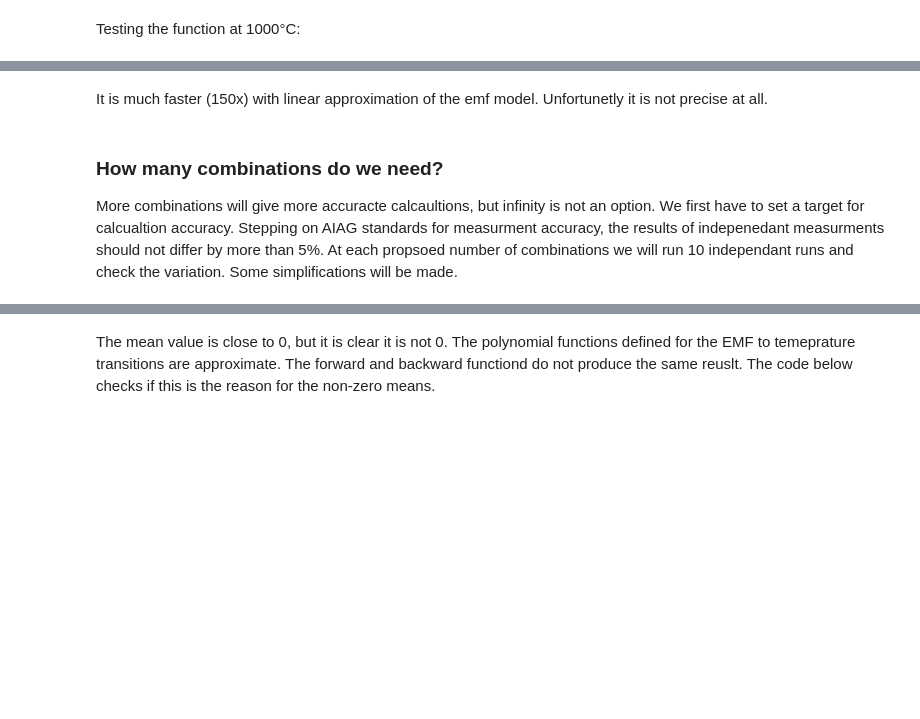
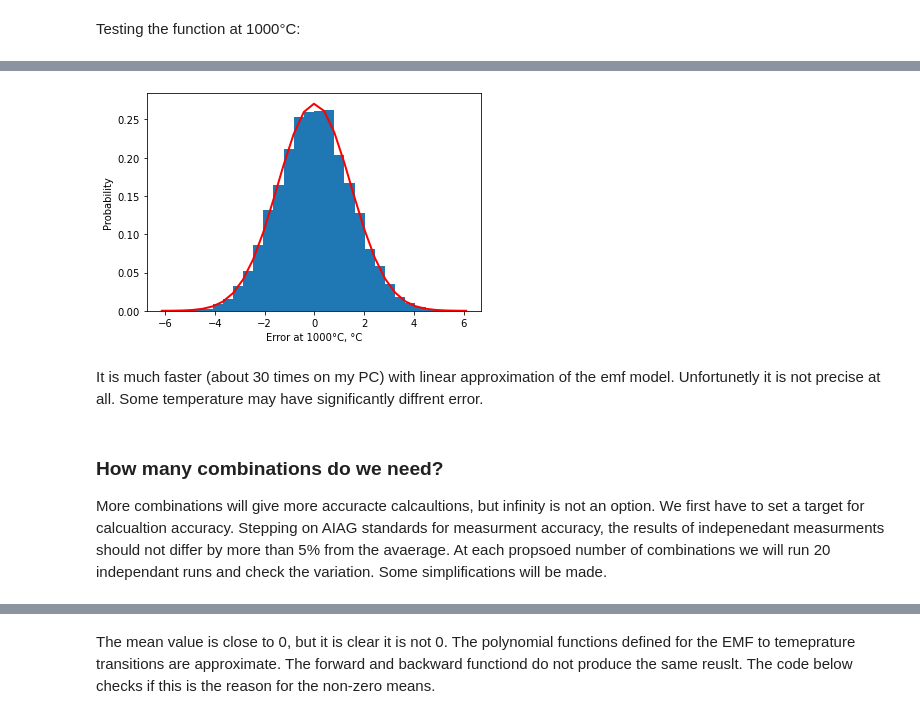
Before and after one commit to Chehlarov/Math-for-devs, a Jupyter notebook: 99 - TC project/N-type thermocouple accuracy calculation using Monte Carlo.ipynb, the cells around one changed output, grey strips where cells are left out. Cells and saved outputs as stored; diff of their text form; code cells hidden in the pictures; blank space fills up the shorter version.

```diff
--- a/99 - TC project/N-type thermocouple accuracy calculation using Monte Carlo.ipynb
+++ b/99 - TC project/N-type thermocouple accuracy calculation using Monte Carlo.ipynb
@@ -267,10 +237,13 @@ def fast_error_monte_carlo(t, t_weld = None, t_cold_junction = None, number_of_c
 # %%
-errors = fast_error_monte_carlo(1000)
+start_time = time.time()
+errors = generate_monte_carlo(1000, model='linear')
+print(f"It took {time.time()-start_time:.4f}s to generate the monte carlo cases.")
 sigma = np.std(errors)
 miu = np.mean(errors)
-print(f"The expected error at 1000°C is within {miu:.2f}±{3*sigma:.2f}°C with 3σ confidence.")
+print(f"The expected error at 1000°C is within {miu:.2f}±{3 * sigma:.2f}°C with 3σ confidence.")
 count, bins, ignored = plt.hist(errors, 30, density=True)
 plt.plot(bins, 1/(sigma * np.sqrt(2 * np.pi)) * np.exp( - (bins - miu)**2 / (2 * sigma**2) ), linewidth=2, color='r')
 plt.xlabel("Error at 1000°C, °C")
 plt.ylabel("Probability")
 plt.show()
+# %% [output]
@@ -276,0 +252 @@ plt.show()
+[figure, added]
@@ -287,8 +253,8 @@ plt.show()
 # %% [markdown]
-It is much faster (150x) with linear approximation of the emf model. Unfortunetly it is not precise at all.
+It is much faster (about 30 times on my PC) with linear approximation of the emf model. Unfortunetly it is not precise at all. Some temperature may have significantly diffrent error.
 # %% [markdown]
 ### How many combinations do we need?
-More combinations will give more accuracte calcaultions, but infinity is not an option. We first have to set a target for calcualtion accuracy. Stepping on AIAG standards for measurment accuracy, the results of indepenedant measurments should not differ by more than 5%. At each propsoed number of combinations we will run 10 independant runs and check the variation. Some simplifications will be made.
+More combinations will give more accuracte calcaultions, but infinity is not an option. We first have to set a target for calcualtion accuracy. Stepping on AIAG standards for measurment accuracy, the results of indepenedant measurments should not differ by more than 5% from the avaerage. At each propsoed number of combinations we will run 20 independant runs and check the variation. Some simplifications will be made.
 # %%
 def measurment_accuracy_mc():
     t_start = time.time()
```
Also changed, not shown: parts of 13 cells of this notebook.
